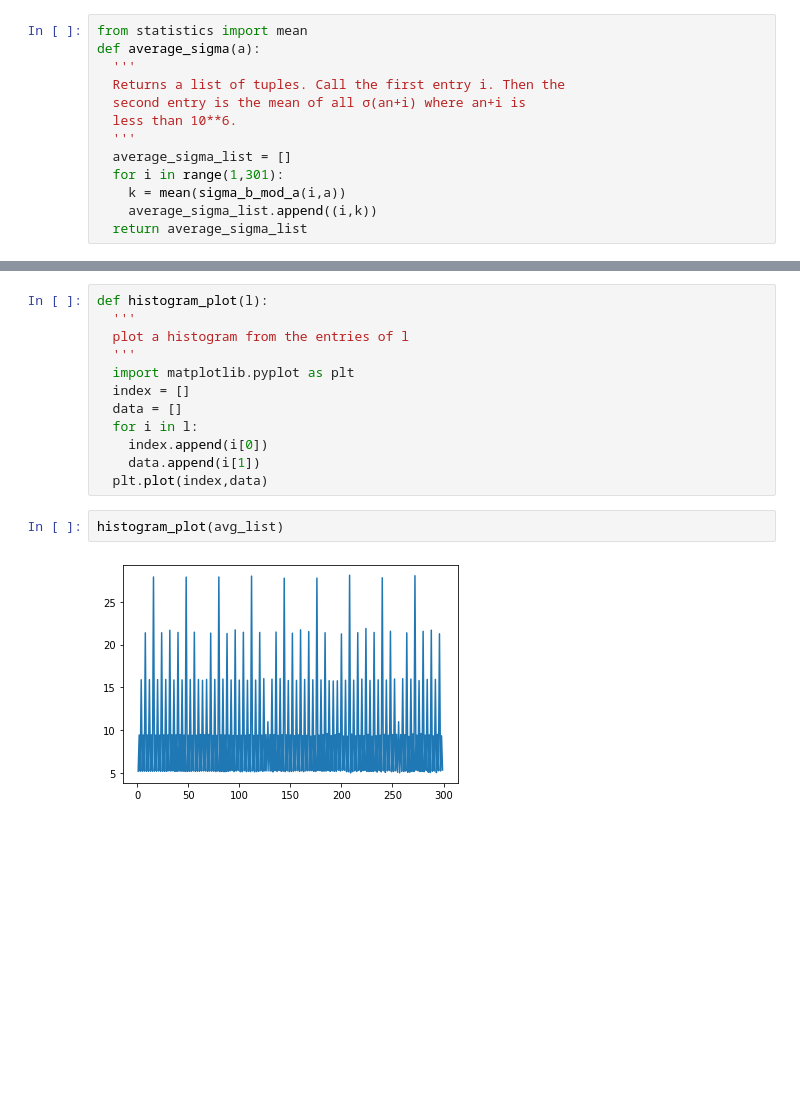
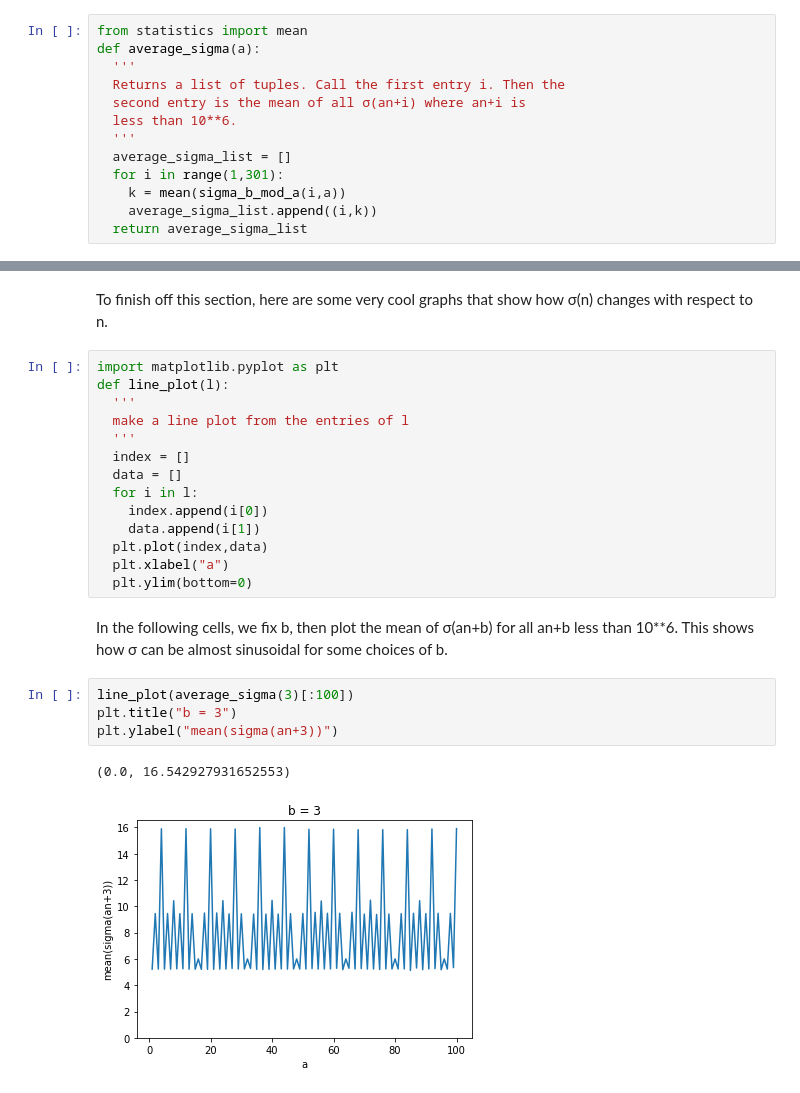
Before and after one commit to gencross/CollatzGroup3, a Jupyter notebook: MilesCollatzNotebook.ipynb, the cells around one changed output, grey strips where cells are left out. Saved outputs shown, nothing was run; the diff lists cells and outputs as text; blank space fills up the shorter version.

```diff
--- a/MilesCollatzNotebook.ipynb
+++ b/MilesCollatzNotebook.ipynb
@@ -251,16 +264,25 @@ Here are all of the numbers that we found with a fixed dropping time:<br />
+# %% [markdown]
+To finish off this section, here are some very cool graphs that show how σ(n) changes with respect to n.
 # %%
-def histogram_plot(l):
+import matplotlib.pyplot as plt
+def line_plot(l):
   '''
-  plot a histogram from the entries of l
+  make a line plot from the entries of l
   '''
-  import matplotlib.pyplot as plt
   index = []
   data = []
   for i in l:
     index.append(i[0])
     data.append(i[1])
   plt.plot(index,data)
+  plt.xlabel("a")
+  plt.ylim(bottom=0)
-# %%
-histogram_plot(avg_list)
-# %% [output]
-[figure, removed]
+# %% [markdown]
+In the following cells, we fix b, then plot the mean of σ(an+b) for all an+b less than 10**6. This shows how σ can be almost sinusoidal for some choices of b.
+# %%
+line_plot(average_sigma(3)[:100])
+plt.title("b = 3")
+plt.ylabel("mean(sigma(an+3))")
+# %% [output]
+(0.0, 16.542927931652553)
+[figure, added]
```
Also changed, not shown: parts of 10 cells of this notebook.
